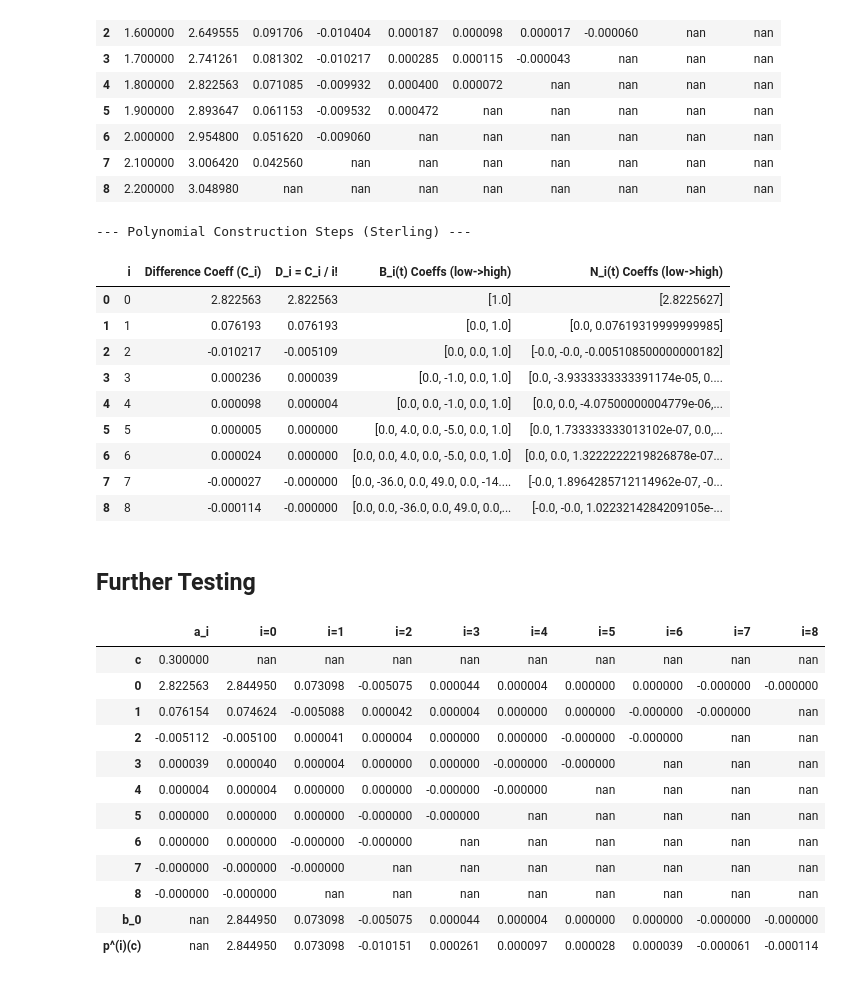
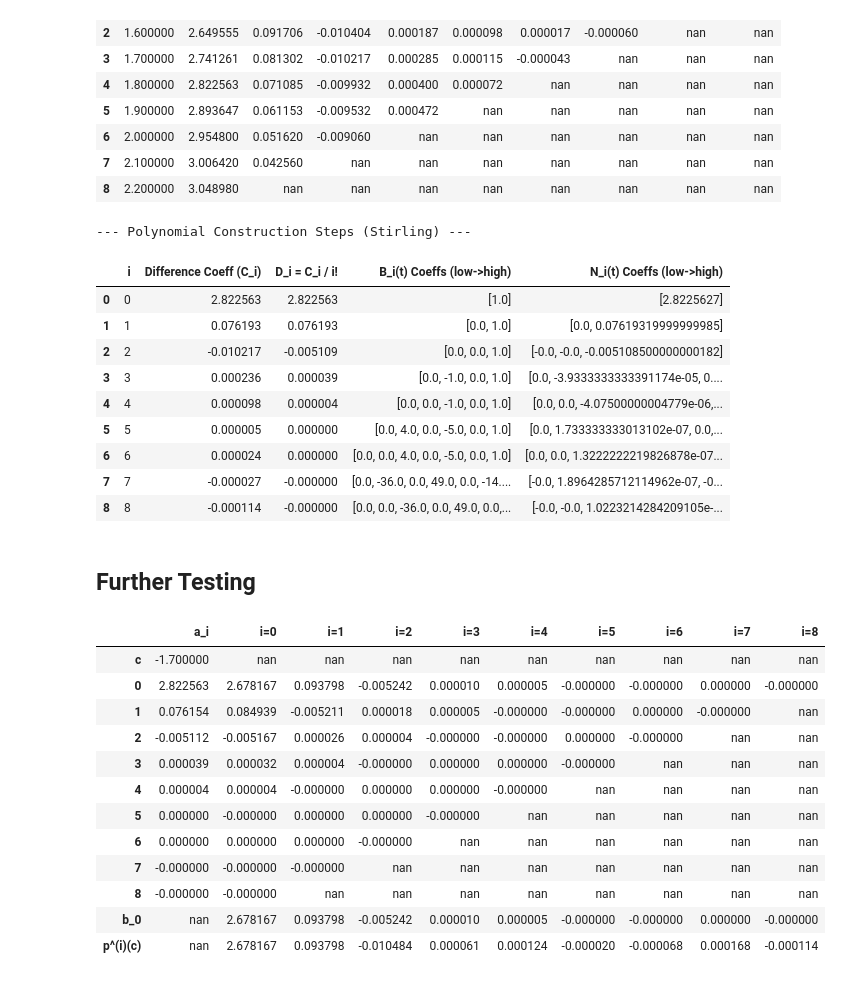
Before and after one commit to k1m1nonawa4869/HUST-MI3041-Numerical-Analysis, a Jupyter notebook: Week6-Interpolation/pp3_CenteredDifference/pp3c_Stirling.ipynb, the cells around one changed output. Saved outputs shown, nothing was run; the diff lists cells and outputs as text; code cells hidden in the pictures.

```diff
--- a/Week6-Interpolation/pp3_CenteredDifference/pp3c_Stirling.ipynb
+++ b/Week6-Interpolation/pp3_CenteredDifference/pp3c_Stirling.ipynb
@@ -234,13 +234,13 @@ df.style
 | 7 | 2.100000 | 3.006420 | 0.042560 | nan | nan | nan | nan | nan | nan | nan |
 | 8 | 2.200000 | 3.048980 | nan | nan | nan | nan | nan | nan | nan | nan |
 # %%
-# 3. Calculate the Gauss II polynomial
+# 3. Calculate the Stirling polynomial
 step_df, final_coeff_df = stirling_interpolation(points, x0_index)
 
-print("\n--- Polynomial Construction Steps (Sterling) ---")
+print("\n--- Polynomial Construction Steps (Stirling) ---")
 step_df.style
 # %% [output]
---- Polynomial Construction Steps (Sterling) ---
+--- Polynomial Construction Steps (Stirling) ---
 |  | i | Difference Coeff (C_i) | D_i = C_i / i! | B_i(t) Coeffs (low->high) | N_i(t) Coeffs (low->high) |
 | 0 | 0 | 2.822563 | 2.822563 | [1.0] | [2.8225627] |
 | 1 | 1 | 0.076193 | 0.076193 | [0.0, 1.0] | [0.0, 0.07619319999999985] |
@@ -337,21 +337,21 @@ def all_derivatives(a, c):
 # %%
 coeff_list = final_coeff_df['Coeff (low->high)'].tolist()
 
 x_val = 1.63
-t_val = (x_val - 1.6) / h
+t_val = (x_val - x0_val) / h
 df2 = all_derivatives(coeff_list, t_val)
 df2.style
 # %% [output]
 |  | a_i | i=0 | i=1 | i=2 | i=3 | i=4 | i=5 | i=6 | i=7 | i=8 |
-| c | 0.300000 | nan | nan | nan | nan | nan | nan | nan | nan | nan |
-| 0 | 2.822563 | 2.844950 | 0.073098 | -0.005075 | 0.000044 | 0.000004 | 0.000000 | 0.000000 | -0.000000 | -0.000000 |
-| 1 | 0.076154 | 0.074624 | -0.005088 | 0.000042 | 0.000004 | 0.000000 | 0.000000 | -0.000000 | -0.000000 | nan |
-| 2 | -0.005112 | -0.005100 | 0.000041 | 0.000004 | 0.000000 | 0.000000 | -0.000000 | -0.000000 | nan | nan |
-| 3 | 0.000039 | 0.000040 | 0.000004 | 0.000000 | 0.000000 | -0.000000 | -0.000000 | nan | nan | nan |
-| 4 | 0.000004 | 0.000004 | 0.000000 | 0.000000 | -0.000000 | -0.000000 | nan | nan | nan | nan |
-| 5 | 0.000000 | 0.000000 | 0.000000 | -0.000000 | -0.000000 | nan | nan | nan | nan | nan |
-| 6 | 0.000000 | 0.000000 | -0.000000 | -0.000000 | nan | nan | nan | nan | nan | nan |
+| c | -1.700000 | nan | nan | nan | nan | nan | nan | nan | nan | nan |
+| 0 | 2.822563 | 2.678167 | 0.093798 | -0.005242 | 0.000010 | 0.000005 | -0.000000 | -0.000000 | 0.000000 | -0.000000 |
+| 1 | 0.076154 | 0.084939 | -0.005211 | 0.000018 | 0.000005 | -0.000000 | -0.000000 | 0.000000 | -0.000000 | nan |
+| 2 | -0.005112 | -0.005167 | 0.000026 | 0.000004 | -0.000000 | -0.000000 | 0.000000 | -0.000000 | nan | nan |
+| 3 | 0.000039 | 0.000032 | 0.000004 | -0.000000 | 0.000000 | 0.000000 | -0.000000 | nan | nan | nan |
+| 4 | 0.000004 | 0.000004 | -0.000000 | 0.000000 | 0.000000 | -0.000000 | nan | nan | nan | nan |
+| 5 | 0.000000 | -0.000000 | 0.000000 | 0.000000 | -0.000000 | nan | nan | nan | nan | nan |
+| 6 | 0.000000 | 0.000000 | 0.000000 | -0.000000 | nan | nan | nan | nan | nan | nan |
 | 7 | -0.000000 | -0.000000 | -0.000000 | nan | nan | nan | nan | nan | nan | nan |
 | 8 | -0.000000 | -0.000000 | nan | nan | nan | nan | nan | nan | nan | nan |
-| b_0 | nan | 2.844950 | 0.073098 | -0.005075 | 0.000044 | 0.000004 | 0.000000 | 0.000000 | -0.000000 | -0.000000 |
-| p^(i)(c) | nan | 2.844950 | 0.073098 | -0.010151 | 0.000261 | 0.000097 | 0.000028 | 0.000039 | -0.000061 | -0.000114 |
+| b_0 | nan | 2.678167 | 0.093798 | -0.005242 | 0.000010 | 0.000005 | -0.000000 | -0.000000 | 0.000000 | -0.000000 |
+| p^(i)(c) | nan | 2.678167 | 0.093798 | -0.010484 | 0.000061 | 0.000124 | -0.000020 | -0.000068 | 0.000168 | -0.000114 |
```
Also changed, not shown: 7 other files.
